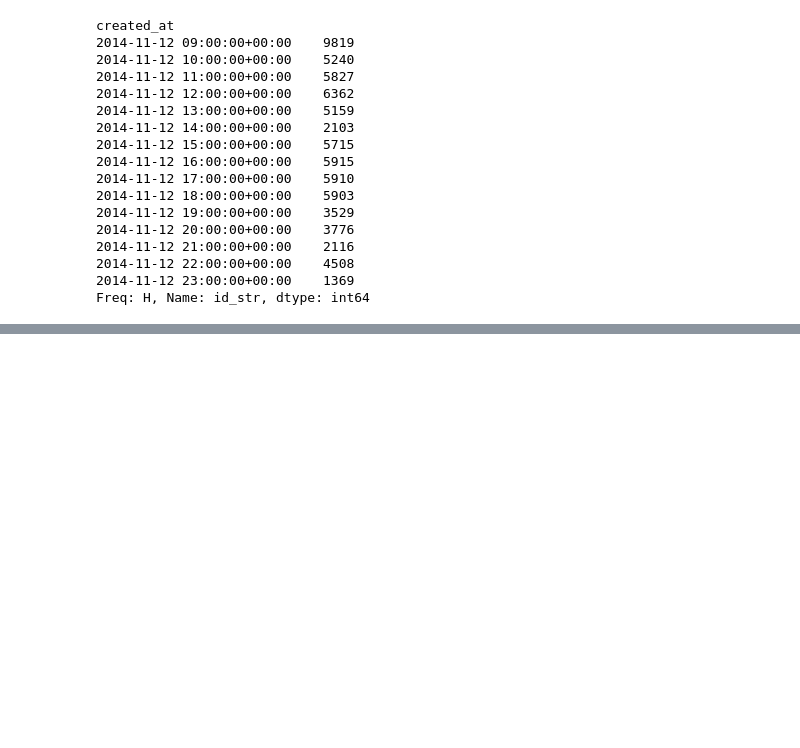
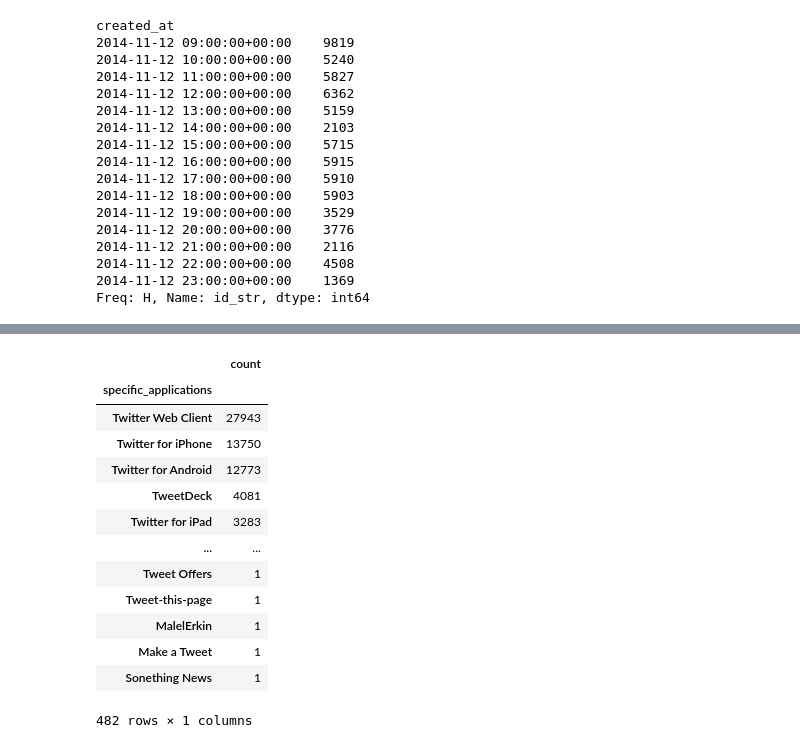
Before and after one commit to evannicholas/CS2006P, a Jupyter notebook: notebooks/CometLanding.ipynb, the cells around one changed output, grey strips where cells are left out. Cells and saved outputs as stored; diff of their text form; code cells hidden in the pictures; blank space fills up the shorter version.

```diff
--- a/notebooks/CometLanding.ipynb
+++ b/notebooks/CometLanding.ipynb
@@ -665,0 +631,17 @@ createWordCloud(getListOfAllHashTags())
+# %%
+spec_app_sorted
+# %% [output]
+|  | count |
+| specific_applications |  |
+| Twitter Web Client | 27943 |
+| Twitter for iPhone | 13750 |
+| Twitter for Android | 12773 |
+| TweetDeck | 4081 |
+| Twitter for iPad | 3283 |
+| ... | ... |
+| Tweet Offers | 1 |
+| Tweet-this-page | 1 |
+| MalelErkin | 1 |
+| Make a Tweet | 1 |
+| Sonething News | 1 |
+482 rows × 1 columns
```
Also changed, not shown: parts of 35 cells of this notebook, 6 other files.
